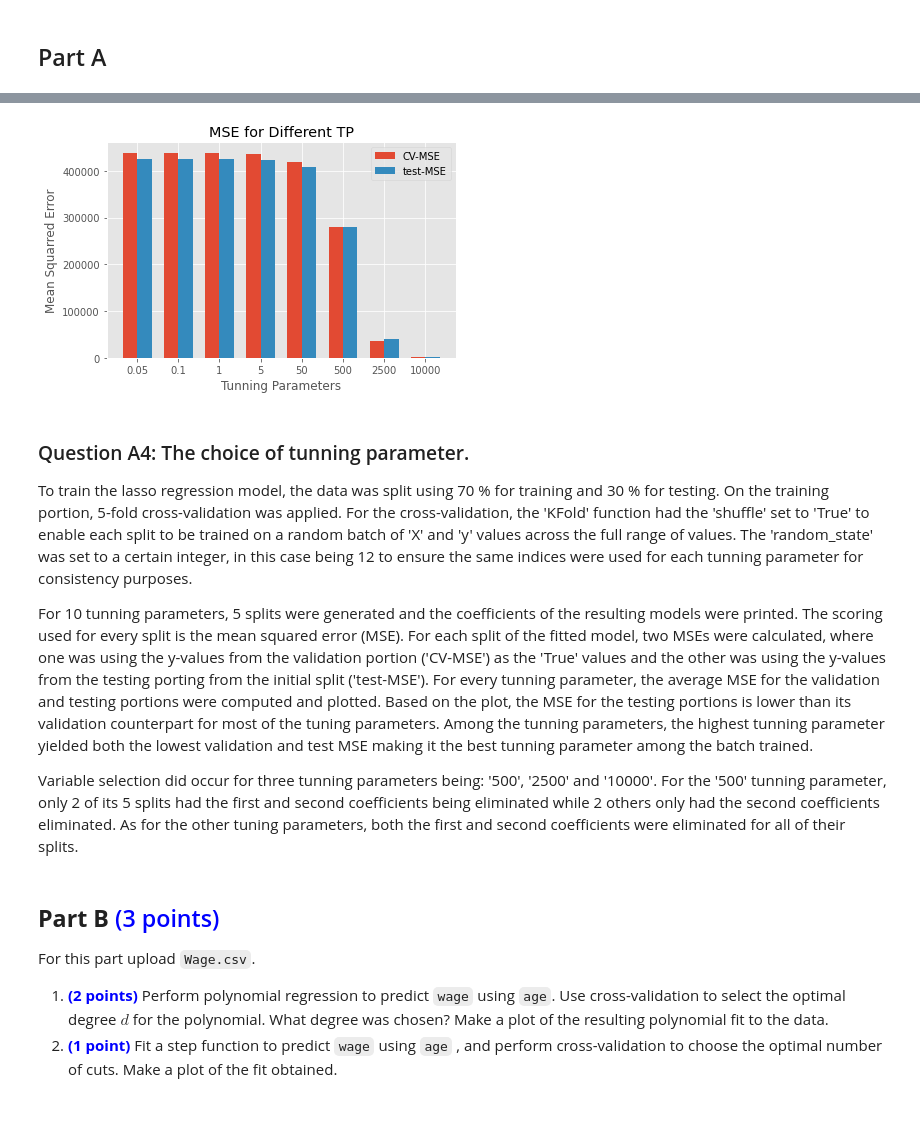
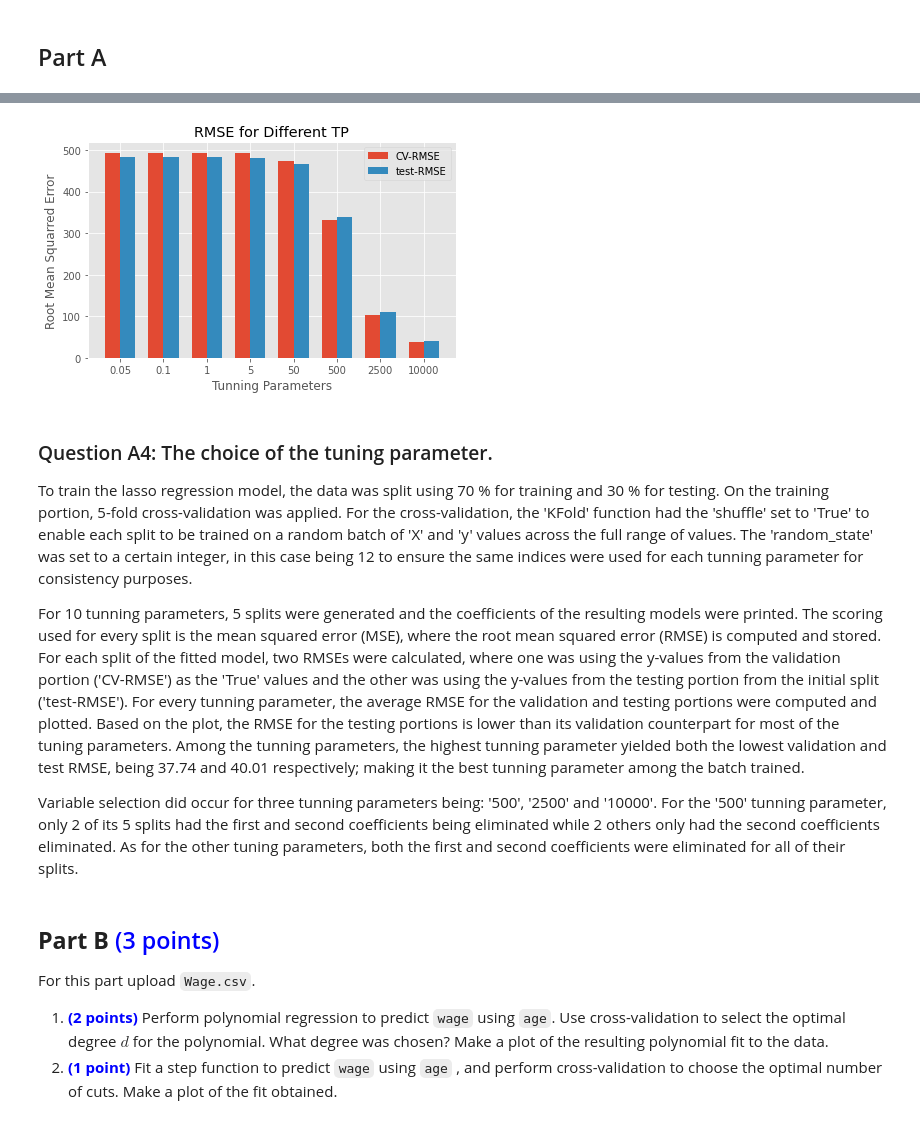
Before and after one commit to ahmedopolis/YCBS-255-Statistical-Machine-Learning, a Jupyter notebook: Assignments/Assignment 3/assignment03_mcgill_ahmedibrahim.ipynb, the cells around one changed output, grey strips where cells are left out. Cells and saved outputs as stored; diff of their text form; code cells hidden in the pictures.

```diff
--- a/Assignments/Assignment 3/assignment03_mcgill_ahmedibrahim.ipynb
+++ b/Assignments/Assignment 3/assignment03_mcgill_ahmedibrahim.ipynb
@@ -110,13 +107,14 @@ X_train_A, X_test_A, y_train_A, y_test_A = train_test_split(X, y, test_size = 0.
 from sklearn.model_selection import KFold
 from sklearn.metrics import mean_squared_error
 from sklearn.linear_model import Lasso
+import math
 
 k = 5
 kf_5 = KFold(n_splits = k, random_state = 12, shuffle = True)
 tunning_para_list = [0.05, 0.1, 1, 5, 50, 500, 2500, 10000]
 
-lasso_avg_mse_CV_list = []
-lasso_avg_mse_test_list = []
+lasso_avg_rmse_CV_list = []
+lasso_avg_rmse_test_list = []
 
 X = X_train_A
 y = y_train_A
@@ -125,8 +123,8 @@ for tunning_para in tunning_para_list:
   print(f"Tunning Parameter: {tunning_para}")
   lasso_regression = Lasso(alpha = tunning_para)
 
-  lasso_mse_CV_list = []
-  lasso_mse_test_list = []
+  lasso_rmse_CV_list = []
+  lasso_rmse_test_list = []
 
   for train_index, test_index in kf_5.split(X_train_A):
     X_train_A_CV, X_test_A_CV = X[train_index], X[test_index]
@@ -136,17 +134,20 @@ for tunning_para in tunning_para_list:
     print(f"Lasso Coefficients: {lasso_regression.coef_}")
 
     y_pred_A_CV = lasso_regression.predict(X_test_A_CV)
-    lasso_mse_CV = mean_squared_error(y_test_A_CV, y_pred_A_CV)
-    lasso_mse_CV_list.append(lasso_mse_CV)
+    lasso_rmse_CV = math.sqrt(mean_squared_error(y_test_A_CV, y_pred_A_CV))
+    lasso_rmse_CV_list.append(lasso_rmse_CV)
 
     y_pred_A_test = lasso_regression.predict(X_test_A)
-    lasso_mse_test = mean_squared_error(y_test_A, y_pred_A_test)
-    lasso_mse_test_list.append(lasso_mse_test)
+    lasso_rmse_test = math.sqrt(mean_squared_error(y_test_A, y_pred_A_test))
+    lasso_rmse_test_list.append(lasso_rmse_test)
 
-  lasso_avg_mse_CV = sum(lasso_mse_CV_list)/len(lasso_mse_CV_list)
-  lasso_avg_mse_CV_list.append(lasso_avg_mse_CV)
+  lasso_avg_rmse_CV = sum(lasso_rmse_CV_list)/len(lasso_rmse_CV_list)
+  lasso_avg_rmse_CV_list.append(lasso_avg_rmse_CV)
 
-  lasso_avg_mse_test = sum(lasso_mse_test_list)/len(lasso_mse_test_list)
-  lasso_avg_mse_test_list.append(lasso_avg_mse_test)
+  lasso_avg_rmse_test = sum(lasso_rmse_test_list)/len(lasso_rmse_test_list)
+  lasso_avg_rmse_test_list.append(lasso_avg_rmse_test)
+
+print(f"CV-rmse: {lasso_avg_rmse_CV_list}")
+print(f"test-rmse: {lasso_avg_rmse_test_list}")
 # %% [output]
 Tunning Parameter: 0.05
@@ -171,30 +170,30 @@ Lasso(alpha=0.1)
 # %%
 # Question A4: Plot mse vs tunning parameters.
 width = 0.35
 
 labels = tunning_para_list
 x = np.arange(len(labels))
 fig, ax = plt.subplots()
-rects1 = ax.bar(x - width/2, lasso_avg_mse_CV_list, width, label = 'CV-MSE')
-rects2 = ax.bar(x + width/2, lasso_avg_mse_test_list, width, label = 'test-MSE')
+rects1 = ax.bar(x - width/2, lasso_avg_rmse_CV_list, width, label = 'CV-RMSE')
+rects2 = ax.bar(x + width/2, lasso_avg_rmse_test_list, width, label = 'test-RMSE')
 
-ax.set_ylabel('Mean Squarred Error')
+ax.set_ylabel('Root Mean Squarred Error')
 ax.set_xlabel('Tunning Parameters')
-ax.set_title('MSE for Different TP')
+ax.set_title('RMSE for Different TP')
 ax.set_xticks(x)
 ax.set_xticklabels(labels)
 ax.legend()
 
 fig.tight_layout()
 
 plt.show();
 # %% [output]
-[figure, old version]
+[figure, new version]
 # %% [markdown]
-### Question A4: The choice of tunning parameter.
+### Question A4: The choice of the tuning parameter.
 To train the lasso regression model, the data was split using 70 % for training and 30 % for testing. On the training portion, 5-fold cross-validation was applied. For the cross-validation, the 'KFold' function had the 'shuffle' set to 'True' to enable each split to be trained on a random batch of 'X' and 'y' values across the full range of values. The 'random_state' was set to a certain integer, in this case being 12 to ensure the same indices were used for each tunning parameter for consistency purposes.
 
-For 10 tunning parameters, 5 splits were generated and the coefficients of the resulting models were printed. The scoring used for every split is the mean squared error (MSE). For each split of the fitted model, two MSEs were calculated, where one was using the y-values from the validation portion ('CV-MSE') as the 'True' values and the other was using the y-values from the testing porting from the initial split ('test-MSE'). For every tunning parameter, the average MSE for the validation and testing portions were computed and plotted. Based on the plot, the MSE for the testing portions is lower than its validation counterpart for most of the tuning parameters. Among the tunning parameters, the highest tunning parameter yielded both the lowest validation and test MSE making it the best tunning parameter among the batch trained.
+For 10 tunning parameters, 5 splits were generated and the coefficients of the resulting models were printed. The scoring used for every split is the mean squared error (MSE), where the root mean squared error (RMSE) is computed and stored. For each split of the fitted model, two RMSEs were calculated, where one was using the y-values from the validation portion ('CV-RMSE') as the 'True' values and the other was using the y-values from the testing portion from the initial split ('test-RMSE'). For every tunning parameter, the average RMSE for the validation and testing portions were computed and plotted. Based on the plot, the RMSE for the testing portions is lower than its validation counterpart for most of the tuning parameters. Among the tunning parameters, the highest tunning parameter yielded both the lowest validation and test RMSE, being 37.74 and 40.01 respectively; making it the best tunning parameter among the batch trained.
 
 Variable selection did occur for three tunning parameters being: '500', '2500' and '10000'. For the '500' tunning parameter, only 2 of its 5 splits had
 the first and second coefficients being eliminated while 2 others only had the second coefficients eliminated. As for the other tuning parameters, both the first and second coefficients were eliminated for all of their splits.
```
Also changed, not shown: parts of 27 cells of this notebook.
